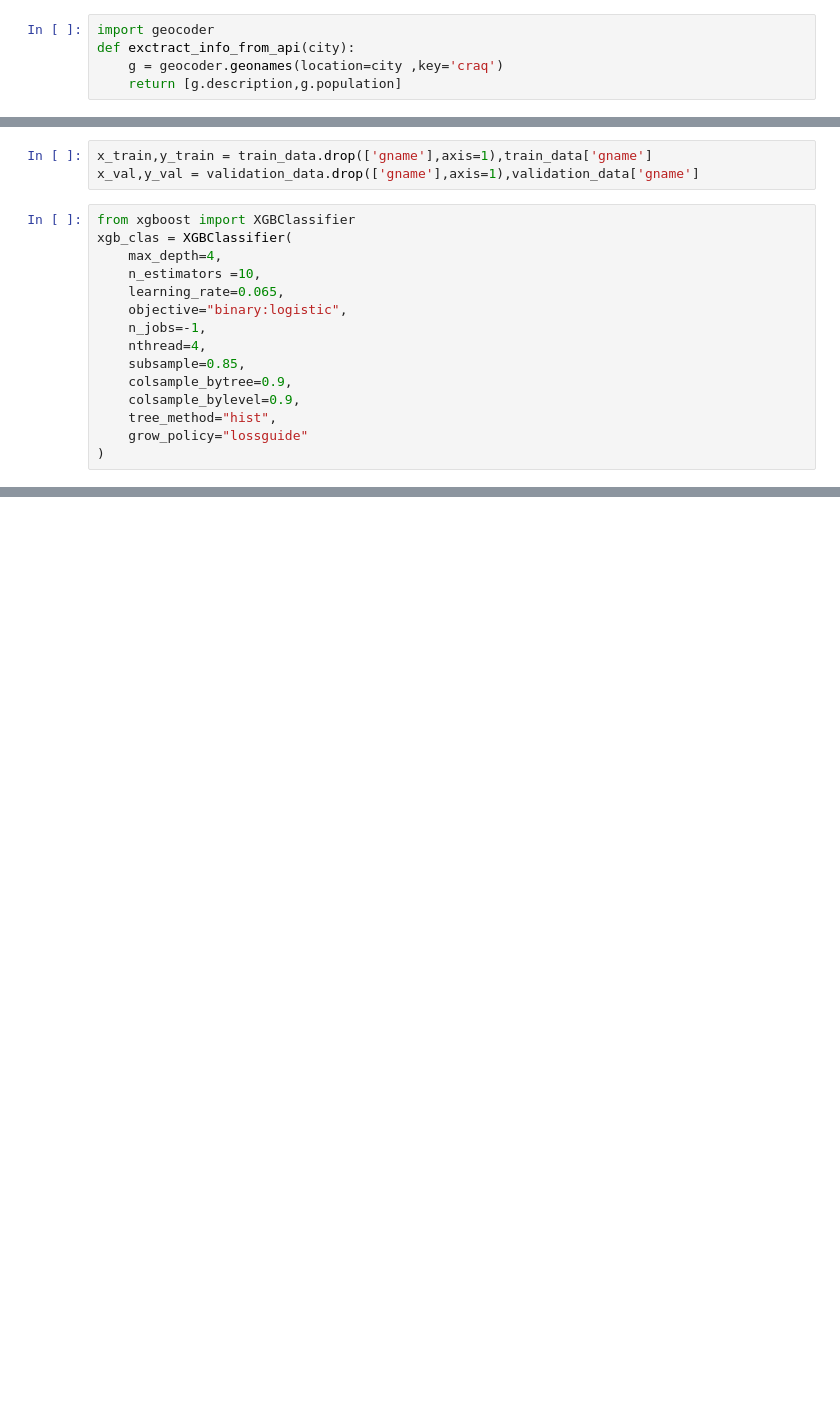
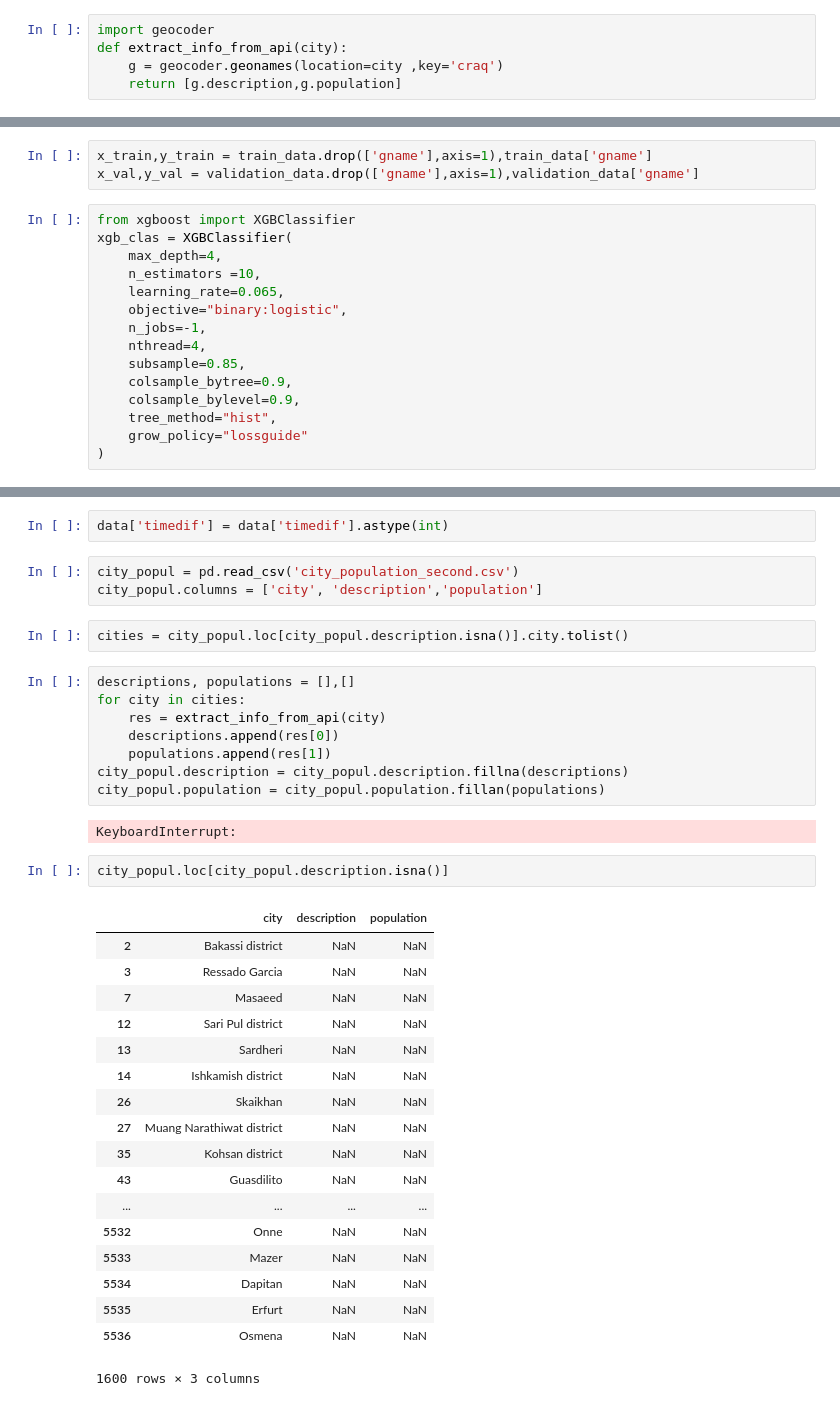
Before and after one commit to Craq/GlobalTerroristAttacks, a Jupyter notebook: Dataset_exploration.ipynb, the cells around one changed output, grey strips where cells are left out. Saved outputs shown, nothing was run; the diff lists cells and outputs as text; blank space fills up the shorter version.

Commit message:
Removed most NaN populations

```diff
--- a/Dataset_exploration.ipynb
+++ b/Dataset_exploration.ipynb
@@ -127,7 +128,7 @@ frequencies.plot(30)
 ## Analyze terrorist activities and locations
 # %%
 import geocoder
-def exctract_info_from_api(city):
+def extract_info_from_api(city):
     g = geocoder.geonames(location=city ,key='craq')
     return [g.description,g.population]
 # %%
@@ -302,0 +347,38 @@ sorted(list(zip(x_train.columns,xgb_clas.feature_importances_)),key=itemgetter(1
+# %%
+data['timedif'] = data['timedif'].astype(int)
+# %%
+city_popul = pd.read_csv('city_population_second.csv')
+city_popul.columns = ['city', 'description','population']
+# %%
+cities = city_popul.loc[city_popul.description.isna()].city.tolist()
+# %%
+descriptions, populations = [],[]
+for city in cities:
+    res = extract_info_from_api(city)
+    descriptions.append(res[0])
+    populations.append(res[1])
+city_popul.description = city_popul.description.fillna(descriptions)
+city_popul.population = city_popul.population.fillan(populations)
+# %% [output]
+KeyboardInterrupt:
+# %%
+city_popul.loc[city_popul.description.isna()]
+# %% [output]
+|  | city | description | population |
+| 2 | Bakassi district | NaN | NaN |
+| 3 | Ressado Garcia | NaN | NaN |
+| 7 | Masaeed | NaN | NaN |
+| 12 | Sari Pul district | NaN | NaN |
+| 13 | Sardheri | NaN | NaN |
+| 14 | Ishkamish district | NaN | NaN |
+| 26 | Skaikhan | NaN | NaN |
+| 27 | Muang Narathiwat district | NaN | NaN |
+| 35 | Kohsan district | NaN | NaN |
+| 43 | Guasdilito | NaN | NaN |
+| ... | ... | ... | ... |
+| 5532 | Onne | NaN | NaN |
+| 5533 | Mazer | NaN | NaN |
+| 5534 | Dapitan | NaN | NaN |
+| 5535 | Erfurt | NaN | NaN |
+| 5536 | Osmena | NaN | NaN |
+1600 rows × 3 columns
```
Also changed, not shown: parts of 18 cells of this notebook, 2 other files.
